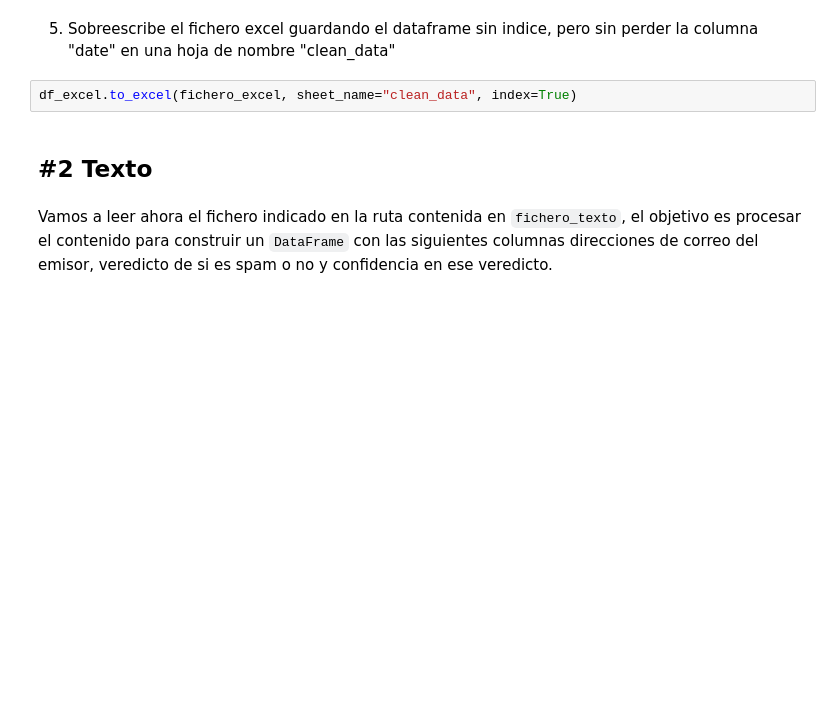
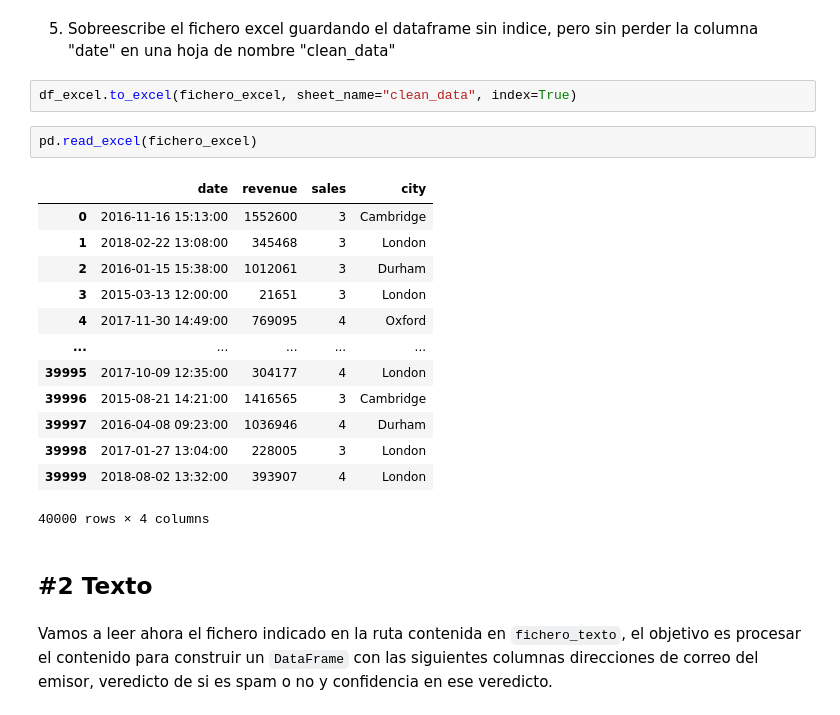
Before and after one commit to Niet-Sart/Online_DS_TheBridge_Anta, a Jupyter notebook: 03_Analisis_de_Datos/Sprint_05/Unidad_02/Practica_Obligatoria/18_Practica_Obligatoria_Ficheros.ipynb, the cells around one changed output. Cells and saved outputs as stored; diff of their text form; blank space fills up the shorter version.

```diff
--- a/03_Analisis_de_Datos/Sprint_05/Unidad_02/Practica_Obligatoria/18_Practica_Obligatoria_Ficheros.ipynb
+++ b/03_Analisis_de_Datos/Sprint_05/Unidad_02/Practica_Obligatoria/18_Practica_Obligatoria_Ficheros.ipynb
@@ -143,6 +145,22 @@ Name: revenue, dtype: int64
 5. Sobreescribe el fichero excel guardando el dataframe sin indice, pero sin perder la columna "date" en una hoja de nombre "clean_data"
 # %%
 df_excel.to_excel(fichero_excel, sheet_name="clean_data", index=True)
+# %%
+pd.read_excel(fichero_excel)
+# %% [output]
+|  | date | revenue | sales | city |
+| 0 | 2016-11-16 15:13:00 | 1552600 | 3 | Cambridge |
+| 1 | 2018-02-22 13:08:00 | 345468 | 3 | London |
+| 2 | 2016-01-15 15:38:00 | 1012061 | 3 | Durham |
+| 3 | 2015-03-13 12:00:00 | 21651 | 3 | London |
+| 4 | 2017-11-30 14:49:00 | 769095 | 4 | Oxford |
+| ... | ... | ... | ... | ... |
+| 39995 | 2017-10-09 12:35:00 | 304177 | 4 | London |
+| 39996 | 2015-08-21 14:21:00 | 1416565 | 3 | Cambridge |
+| 39997 | 2016-04-08 09:23:00 | 1036946 | 4 | Durham |
+| 39998 | 2017-01-27 13:04:00 | 228005 | 3 | London |
+| 39999 | 2018-08-02 13:32:00 | 393907 | 4 | London |
+40000 rows × 4 columns
 # %% [markdown]
 ## #2 Texto
 # %% [markdown]
```
Also changed, not shown: parts of 6 cells of this notebook.
